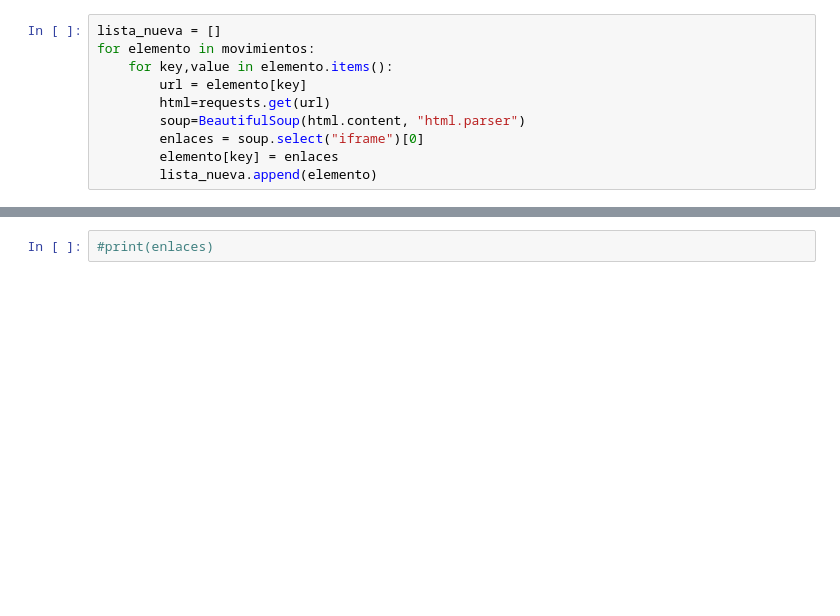
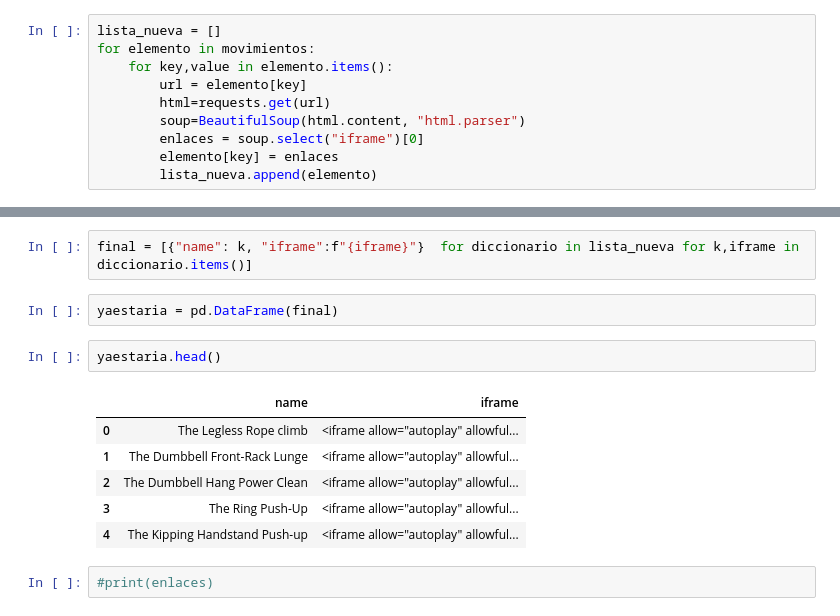
Before and after one commit to Beapsp/Conoce-prueba-practica_Crossfit, a Jupyter notebook: Notebooks/web_scraping-videos.ipynb, the cells around one changed output, grey strips where cells are left out. Cells and saved outputs as stored; diff of their text form; blank space fills up the shorter version.

```diff
--- a/Notebooks/web_scraping-videos.ipynb
+++ b/Notebooks/web_scraping-videos.ipynb
@@ -161,3 +141,16 @@ df_mov
+# %%
+final = [{"name": k, "iframe":f"{iframe}"}  for diccionario in lista_nueva for k,iframe in diccionario.items()]
+# %%
+yaestaria = pd.DataFrame(final)
+# %%
+yaestaria.head()
+# %% [output]
+|  | name | iframe |
+| 0 | The Legless Rope climb | <iframe allow="autoplay" allowful... |
+| 1 | The Dumbbell Front-Rack Lunge | <iframe allow="autoplay" allowful... |
+| 2 | The Dumbbell Hang Power Clean | <iframe allow="autoplay" allowful... |
+| 3 | The Ring Push-Up | <iframe allow="autoplay" allowful... |
+| 4 | The Kipping Handstand Push-up | <iframe allow="autoplay" allowful... |
 # %%
 #print(enlaces)
 # %% [output]
```
Also changed, not shown: parts of 7 cells of this notebook, 1 other file.
